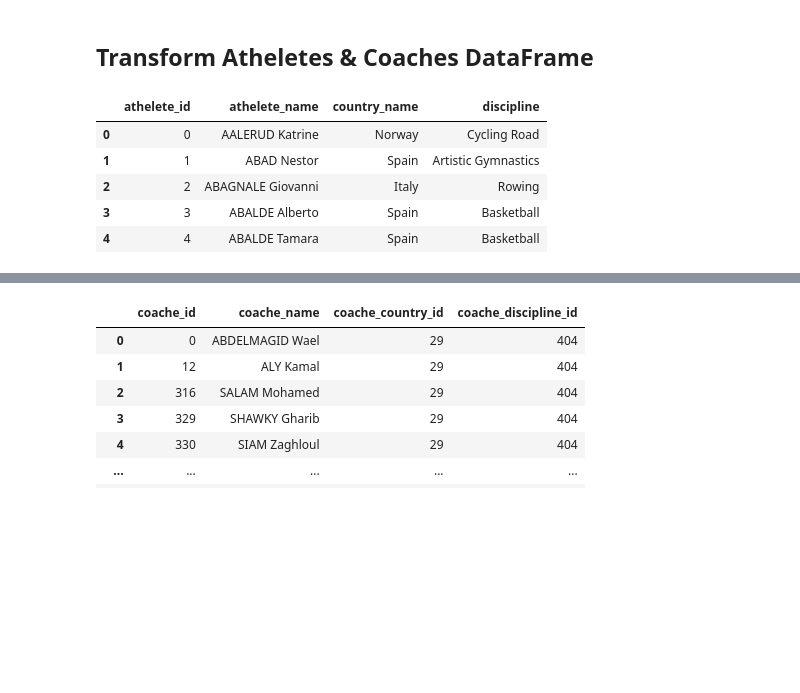
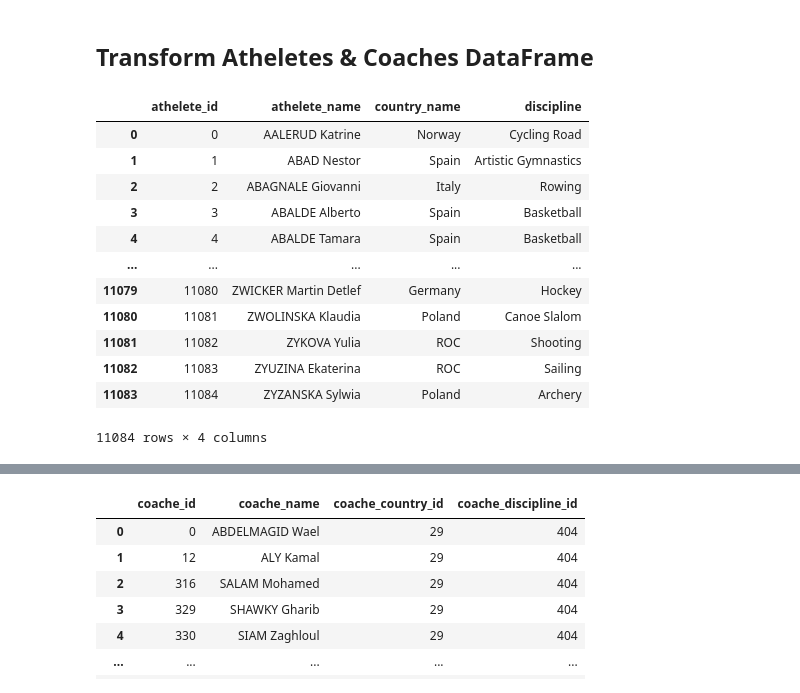
Before and after one commit to nithiyasuresh/ETL_project, a Jupyter notebook: ETL.ipynb, the cells around one changed output, grey strips where cells are left out. Drawn from its saved outputs; the diff is of its cells as text; code cells hidden in the pictures; blank space fills up the shorter version.

```diff
--- a/ETL.ipynb
+++ b/ETL.ipynb
@@ -92,13 +89,20 @@ discipline_transformed
 ## Transform Atheletes & Coaches DataFrame
 # %%
 atheletes_transformed = athletes_df[athletes_cols].copy().drop_duplicates().reset_index().rename(columns={'index': 'athelete_id','Name': 'athelete_name', 'NOC': 'country_name', 'Discipline': 'discipline'})
-atheletes_transformed.head()
+atheletes_transformed
 # %% [output]
 |  | athelete_id | athelete_name | country_name | discipline |
 | 0 | 0 | AALERUD Katrine | Norway | Cycling Road |
 | 1 | 1 | ABAD Nestor | Spain | Artistic Gymnastics |
 | 2 | 2 | ABAGNALE Giovanni | Italy | Rowing |
 | 3 | 3 | ABALDE Alberto | Spain | Basketball |
 | 4 | 4 | ABALDE Tamara | Spain | Basketball |
+| ... | ... | ... | ... | ... |
+| 11079 | 11080 | ZWICKER Martin Detlef | Germany | Hockey |
+| 11080 | 11081 | ZWOLINSKA Klaudia | Poland | Canoe Slalom |
+| 11081 | 11082 | ZYKOVA Yulia | ROC | Shooting |
+| 11082 | 11083 | ZYUZINA Ekaterina | ROC | Sailing |
+| 11083 | 11084 | ZYZANSKA Sylwia | Poland | Archery |
+11084 rows × 4 columns
 # %%
 coaches_transformed = coaches_df[coaches_cols].copy().drop_duplicates().reset_index().rename(columns={'index': 'coache_id','NOC': 'country_name','Name': 'coache_name', 'Discipline':'discipline'})
```
Also changed, not shown: parts of 11 cells of this notebook, 1 other file.
